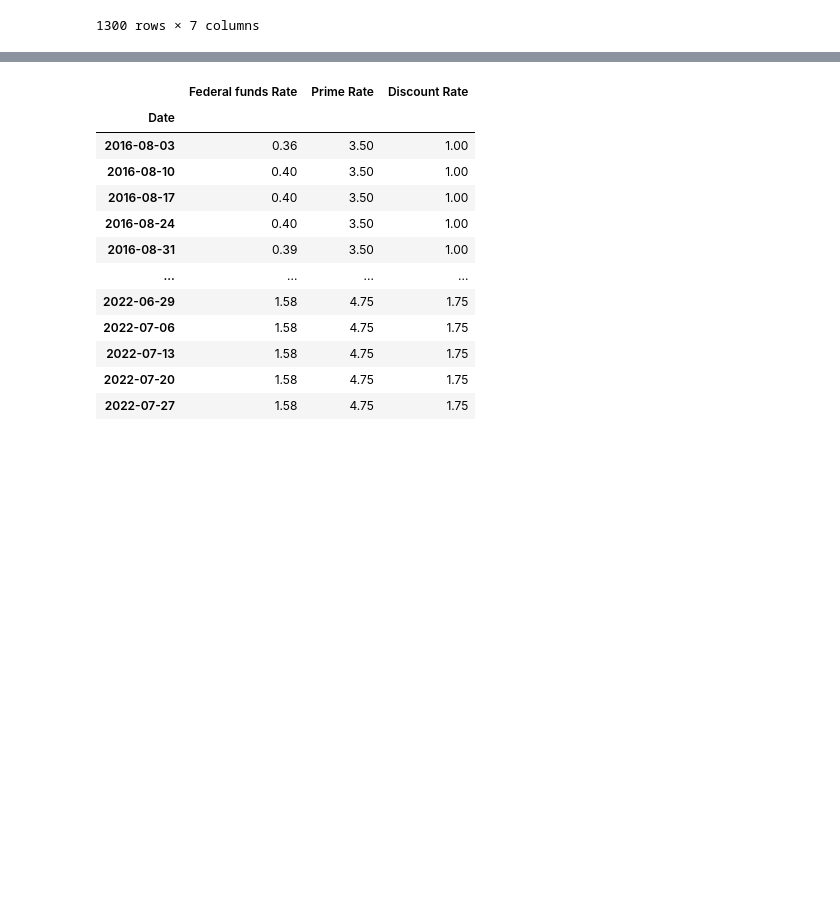
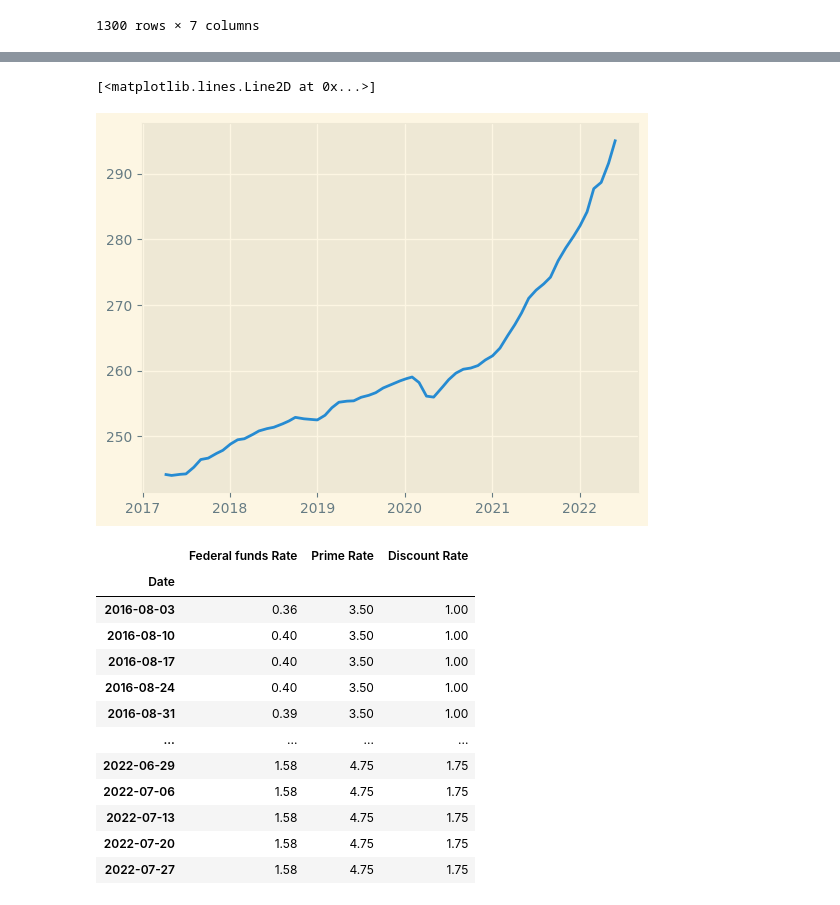
Before and after one commit to X99S5/Stock_Prediction_Model, a Jupyter notebook: Assignment.ipynb, the cells around one changed output, grey strips where cells are left out. Cells and saved outputs as stored; diff of their text form; code cells hidden in the pictures; blank space fills up the shorter version.

```diff
--- a/Assignment.ipynb
+++ b/Assignment.ipynb
@@ -35,3 +96,8 @@ tickerDf
+# %%
+plt.plot(conPiData)
+# %% [output]
+[<matplotlib.lines.Line2D at 0x...>]
+[figure, added]
 # %%
 #Aquiring every rates from federal reserve interest rate data + initial cleaning
 frData=pd.read_csv('src/FRB_H15.csv')
```
Also changed, not shown: parts of 17 cells of this notebook.
